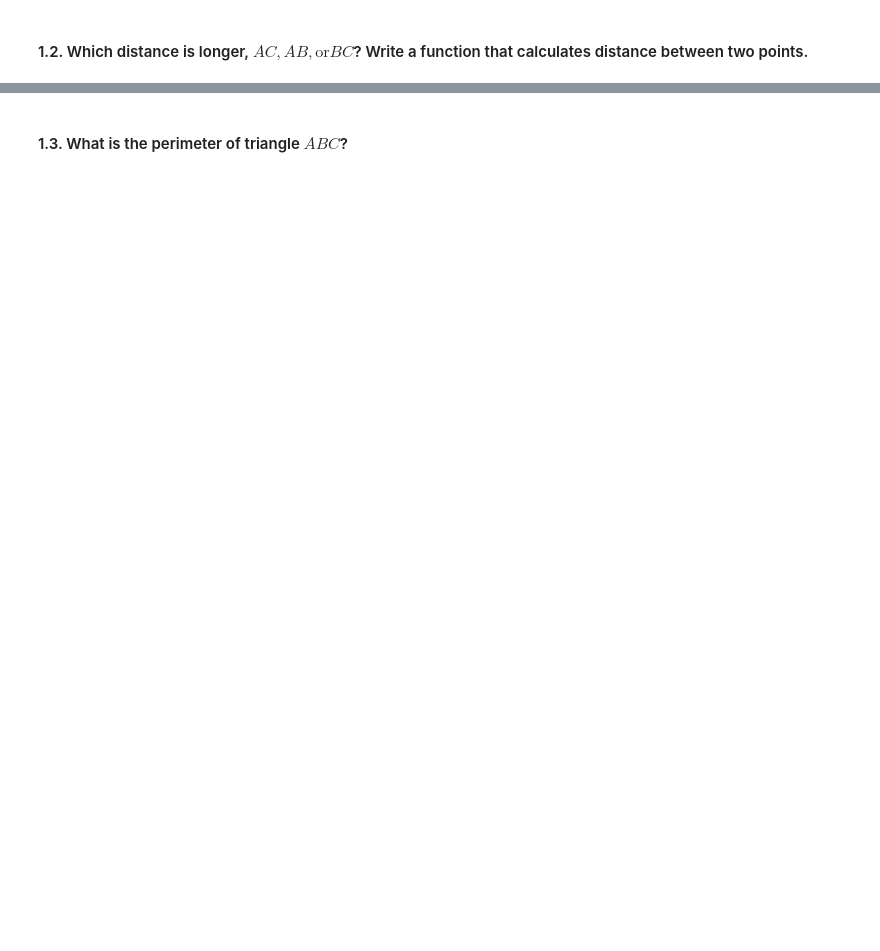
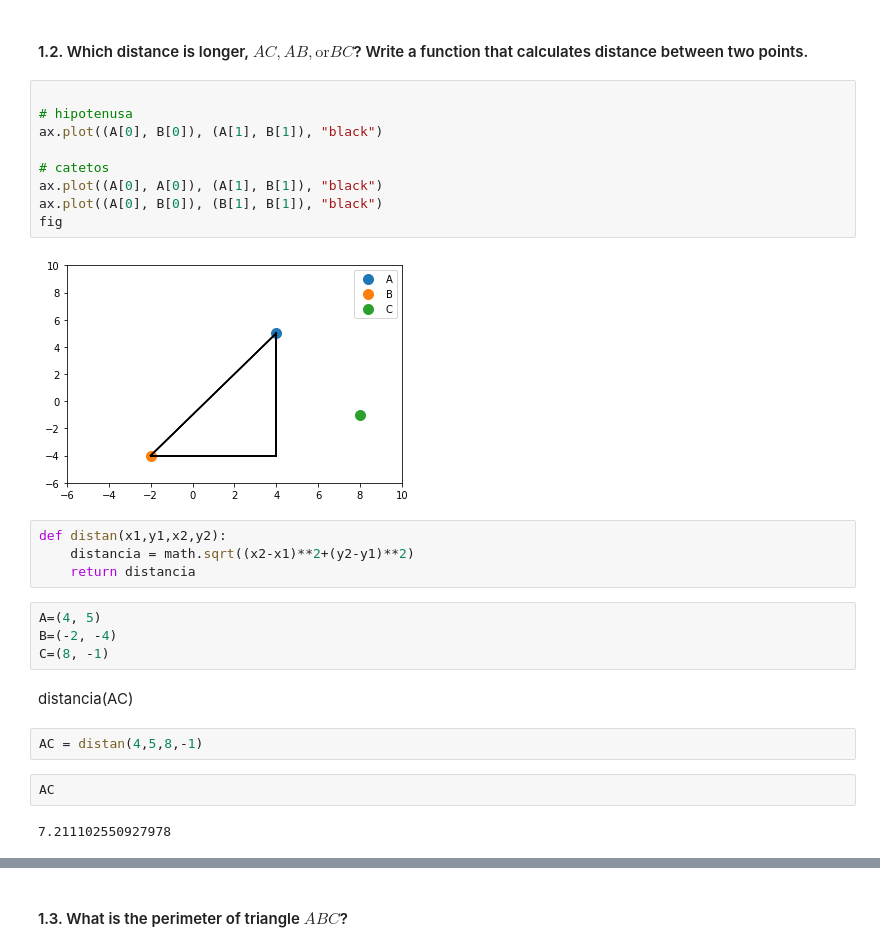
Before and after one commit to Ironhack-Data-Madrid-Enero-2021/lab-math-refresher, a Jupyter notebook: your-code/main.ipynb, the cells around one changed output, grey strips where cells are left out. Saved outputs shown, nothing was run; the diff lists cells and outputs as text; blank space fills up the shorter version.

```diff
--- a/your-code/main.ipynb
+++ b/your-code/main.ipynb
@@ -14,2 +35,29 @@ $C=(8, -1)$
 # %% [markdown]
 #### 1.2. Which distance is longer, $AC, AB, \text{or} BC$? Write a function that calculates distance between two points.
+# %%
+
+# hipotenusa
+ax.plot((A[0], B[0]), (A[1], B[1]), "black")
+
+# catetos
+ax.plot((A[0], A[0]), (A[1], B[1]), "black")
+ax.plot((A[0], B[0]), (B[1], B[1]), "black")
+fig
+# %% [output]
+[figure, added]
+# %%
+def distan(x1,y1,x2,y2):
+    distancia = math.sqrt((x2-x1)**2+(y2-y1)**2)
+    return distancia
+# %%
+A=(4, 5)
+B=(-2, -4)
+C=(8, -1)
+# %% [markdown]
+distancia(AC)
+# %%
+AC = distan(4,5,8,-1)
+# %%
+AC
+# %% [output]
+7.211102550927978
```
Also changed, not shown: parts of 51 cells of this notebook.
